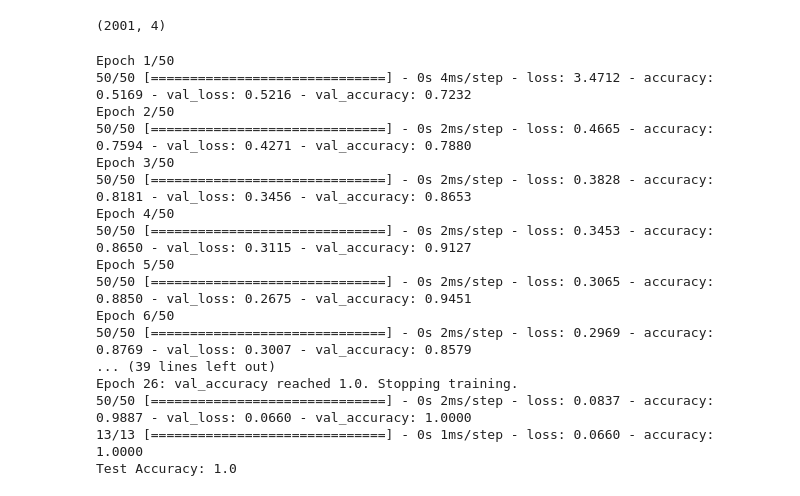
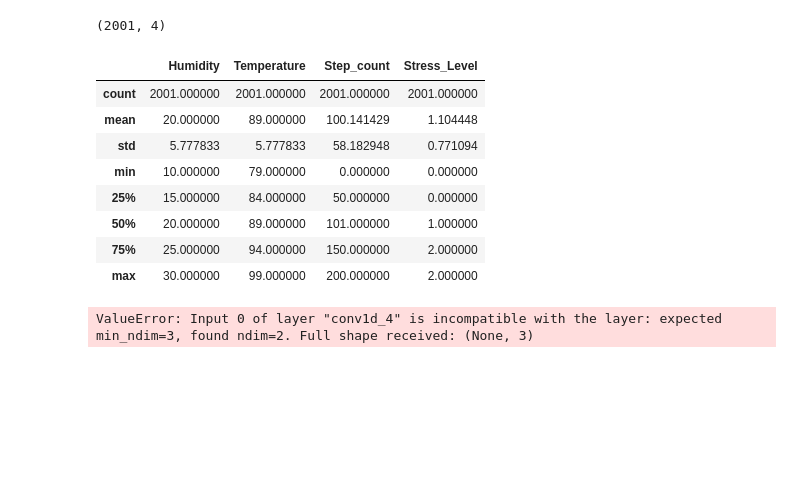
Before and after one commit to S4njuuu3291/stress-detection-dss, a Jupyter notebook: a.ipynb, the cells around one changed output. Drawn from its saved outputs; the diff is of its cells as text; code cells hidden in the pictures; blank space fills up the shorter version.

```diff
--- a/a.ipynb
+++ b/a.ipynb
@@ -20,6 +20,18 @@ data.head()  # displays the first five rows of the dataframe
 data.shape
 # %% [output]
 (2001, 4)
+# %%
+data.describe()
+# %% [output]
+|  | Humidity | Temperature | Step_count | Stress_Level |
+| count | 2001.000000 | 2001.000000 | 2001.000000 | 2001.000000 |
+| mean | 20.000000 | 89.000000 | 100.141429 | 1.104448 |
+| std | 5.777833 | 5.777833 | 58.182948 | 0.771094 |
+| min | 10.000000 | 79.000000 | 0.000000 | 0.000000 |
+| 25% | 15.000000 | 84.000000 | 50.000000 | 0.000000 |
+| 50% | 20.000000 | 89.000000 | 101.000000 | 1.000000 |
+| 75% | 25.000000 | 94.000000 | 150.000000 | 2.000000 |
+| max | 30.000000 | 99.000000 | 200.000000 | 2.000000 |
 # %%
 import pandas as pd
 import numpy as np
@@ -28,6 +40,8 @@ from tensorflow.keras.models import Sequential
 from tensorflow.keras.layers import Dense, Conv1D, Flatten, Dropout
 from tensorflow.keras.utils import to_categorical
 from tensorflow.keras.callbacks import Callback
+from tensorflow.keras.layers import Dense, Conv1D, MaxPooling1D, Flatten, Dropout
+
 import os
 
 class StopTrainingOnHighAccuracy(Callback):
@@ -53,12 +67,32 @@ y = to_categorical(y, num_classes=3)
 # Split data into train and test sets
 X_train, X_test, y_train, y_test = train_test_split(X, y, test_size=0.2, random_state=42)
 
-# Build CNN model with smaller kernel size
 model = Sequential()
-model.add(Dense(128, activation='relu', input_shape=(X_train.shape[1],)))
+
+# Input layer (Conv1D)
+model.add(Conv1D(64, kernel_size=3, activation='relu', input_shape=(X_train.shape[1], 1)))
+
+# Convolutional layer 1
+model.add(Conv1D(128, kernel_size=3, activation='relu'))
+
+# Max pooling layer 1
+model.add(MaxPooling1D(pool_size=2))
+
+# Convolutional layer 2
+model.add(Conv1D(256, kernel_size=3, activation='relu'))
+
+# Max pooling layer 2
+model.add(MaxPooling1D(pool_size=2))
+
+# Flatten the output of the convolutions
+model.add(Flatten())
+
+# Fully connected layer
+model.add(Dense(128, activation='relu'))
+
+# Output layer
 model.add(Dense(3, activation='softmax'))
 
-# Compile the model
 model.compile(optimizer='adam', loss='categorical_crossentropy', metrics=['accuracy'])
 
 # Train the model
@@ -75,23 +109,7 @@ history = model.fit(X_train, y_train, epochs=50, batch_size=32, validation_data=
 test_loss, test_accuracy = model.evaluate(X_test, y_test)
 print("Test Accuracy:", test_accuracy)
 # %% [output]
-Epoch 1/50
-50/50 [==============================] - 0s 4ms/step - loss: 3.4712 - accuracy: 0.5169 - val_loss: 0.5216 - val_accuracy: 0.7232
-Epoch 2/50
-50/50 [==============================] - 0s 2ms/step - loss: 0.4665 - accuracy: 0.7594 - val_loss: 0.4271 - val_accuracy: 0.7880
-Epoch 3/50
-50/50 [==============================] - 0s 2ms/step - loss: 0.3828 - accuracy: 0.8181 - val_loss: 0.3456 - val_accuracy: 0.8653
-Epoch 4/50
-50/50 [==============================] - 0s 2ms/step - loss: 0.3453 - accuracy: 0.8650 - val_loss: 0.3115 - val_accuracy: 0.9127
-Epoch 5/50
-50/50 [==============================] - 0s 2ms/step - loss: 0.3065 - accuracy: 0.8850 - val_loss: 0.2675 - val_accuracy: 0.9451
-Epoch 6/50
-50/50 [==============================] - 0s 2ms/step - loss: 0.2969 - accuracy: 0.8769 - val_loss: 0.3007 - val_accuracy: 0.8579
-... (39 lines left out)
-Epoch 26: val_accuracy reached 1.0. Stopping training.
-50/50 [==============================] - 0s 2ms/step - loss: 0.0837 - accuracy: 0.9887 - val_loss: 0.0660 - val_accuracy: 1.0000
-13/13 [==============================] - 0s 1ms/step - loss: 0.0660 - accuracy: 1.0000
-Test Accuracy: 1.0
+ValueError: Input 0 of layer "conv1d_4" is incompatible with the layer: expected min_ndim=3, found ndim=2. Full shape received: (None, 3)
 # %%
 def celsius_to_fahrenheit(celsius):
     fahrenheit = (celsius * 9/5) + 32
```
Also changed, not shown: parts of 4 cells of this notebook, 2 other files.
